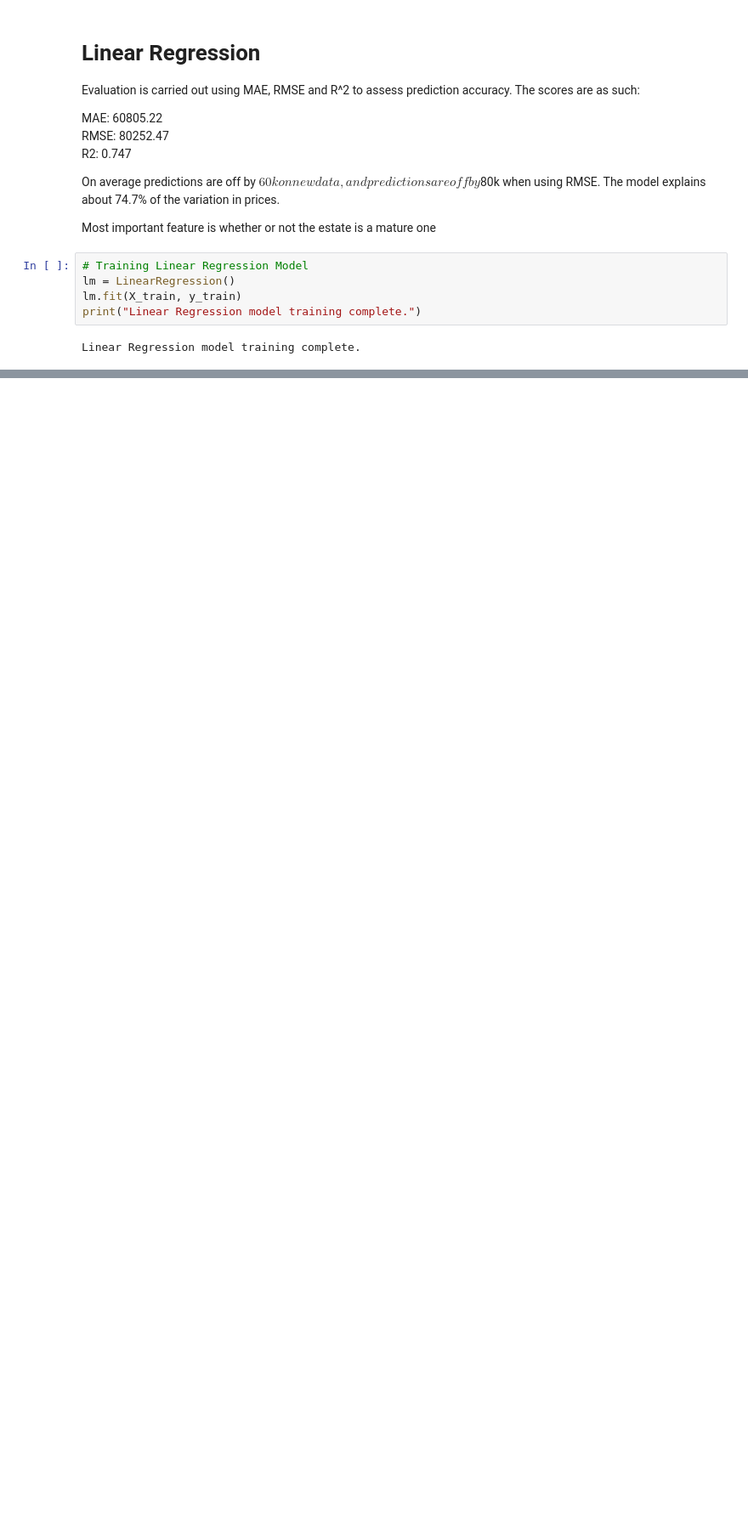
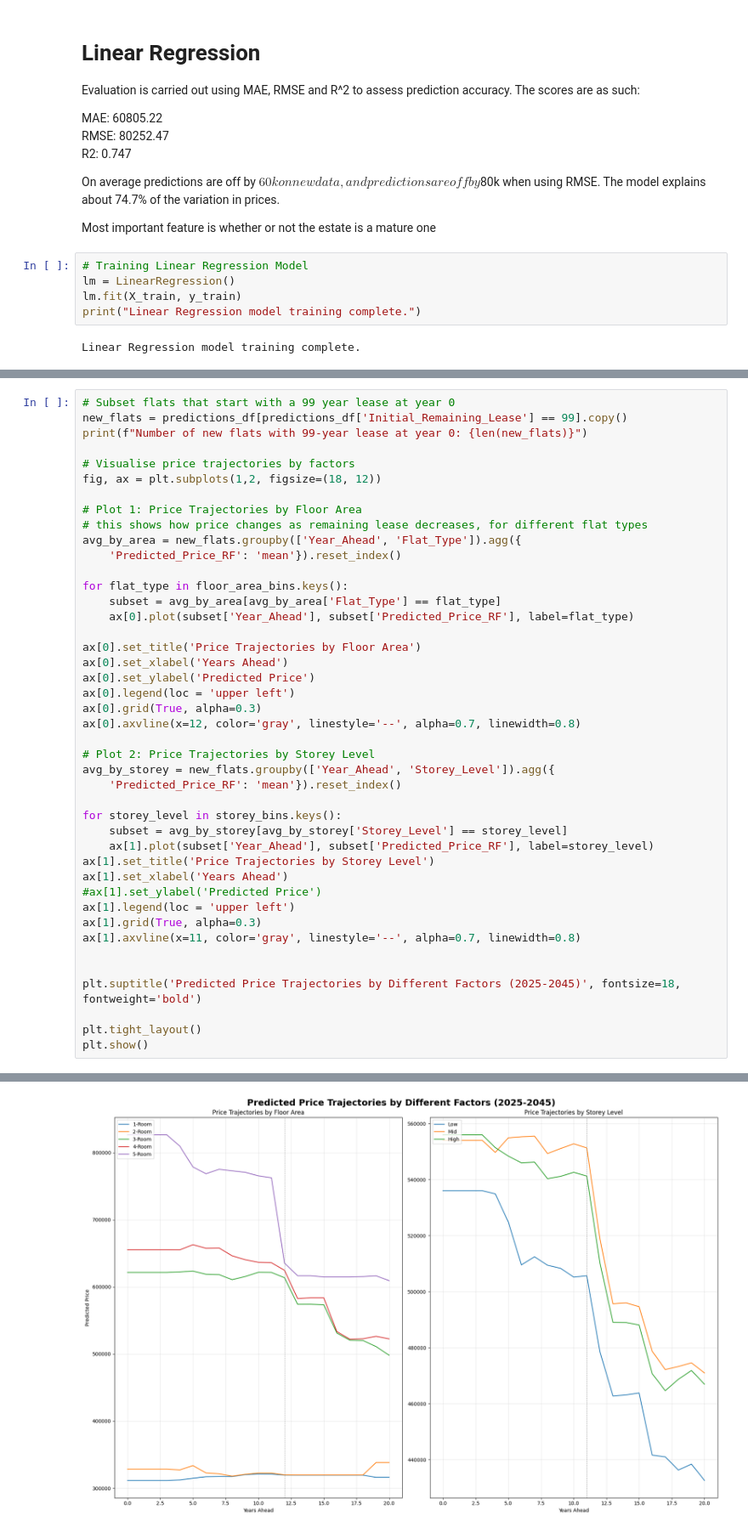
Before and after one commit to dillonchong01/CS3244-Group-25, a Jupyter notebook: model_training/Prediction.ipynb, the cells around one changed output, grey strips where cells are left out. Shown at 85% size. Cells and saved outputs as stored; diff of their text form; blank space fills up the shorter version.

```diff
--- a/model_training/Prediction.ipynb
+++ b/model_training/Prediction.ipynb
@@ -381,0 +588,44 @@ Feature Coefficients (Linear Regression):
+# %%
+# Subset flats that start with a 99 year lease at year 0
+new_flats = predictions_df[predictions_df['Initial_Remaining_Lease'] == 99].copy()
+print(f"Number of new flats with 99-year lease at year 0: {len(new_flats)}")
+
+# Visualise price trajectories by factors
+fig, ax = plt.subplots(1,2, figsize=(18, 12))
+
+# Plot 1: Price Trajectories by Floor Area
+# this shows how price changes as remaining lease decreases, for different flat types
+avg_by_area = new_flats.groupby(['Year_Ahead', 'Flat_Type']).agg({
+    'Predicted_Price_RF': 'mean'}).reset_index()
+
+for flat_type in floor_area_bins.keys():
+    subset = avg_by_area[avg_by_area['Flat_Type'] == flat_type]
+    ax[0].plot(subset['Year_Ahead'], subset['Predicted_Price_RF'], label=flat_type)
+
+ax[0].set_title('Price Trajectories by Floor Area')
+ax[0].set_xlabel('Years Ahead')
+ax[0].set_ylabel('Predicted Price')
+ax[0].legend(loc = 'upper left')
+ax[0].grid(True, alpha=0.3)
+ax[0].axvline(x=12, color='gray', linestyle='--', alpha=0.7, linewidth=0.8)
+
+# Plot 2: Price Trajectories by Storey Level
+avg_by_storey = new_flats.groupby(['Year_Ahead', 'Storey_Level']).agg({
+    'Predicted_Price_RF': 'mean'}).reset_index()
+
+for storey_level in storey_bins.keys():
+    subset = avg_by_storey[avg_by_storey['Storey_Level'] == storey_level]
+    ax[1].plot(subset['Year_Ahead'], subset['Predicted_Price_RF'], label=storey_level)
+ax[1].set_title('Price Trajectories by Storey Level')
+ax[1].set_xlabel('Years Ahead')
+#ax[1].set_ylabel('Predicted Price')
+ax[1].legend(loc = 'upper left')
+ax[1].grid(True, alpha=0.3)
+ax[1].axvline(x=11, color='gray', linestyle='--', alpha=0.7, linewidth=0.8)
+
+
+plt.suptitle('Predicted Price Trajectories by Different Factors (2025-2045)', fontsize=18, fontweight='bold')
+
+plt.tight_layout()
+plt.show()
+# %% [output]
@@ -381,0 +633 @@ Feature Coefficients (Linear Regression):
+[figure, added]
```
Also changed, not shown: parts of 16 cells of this notebook, 1 other file.
